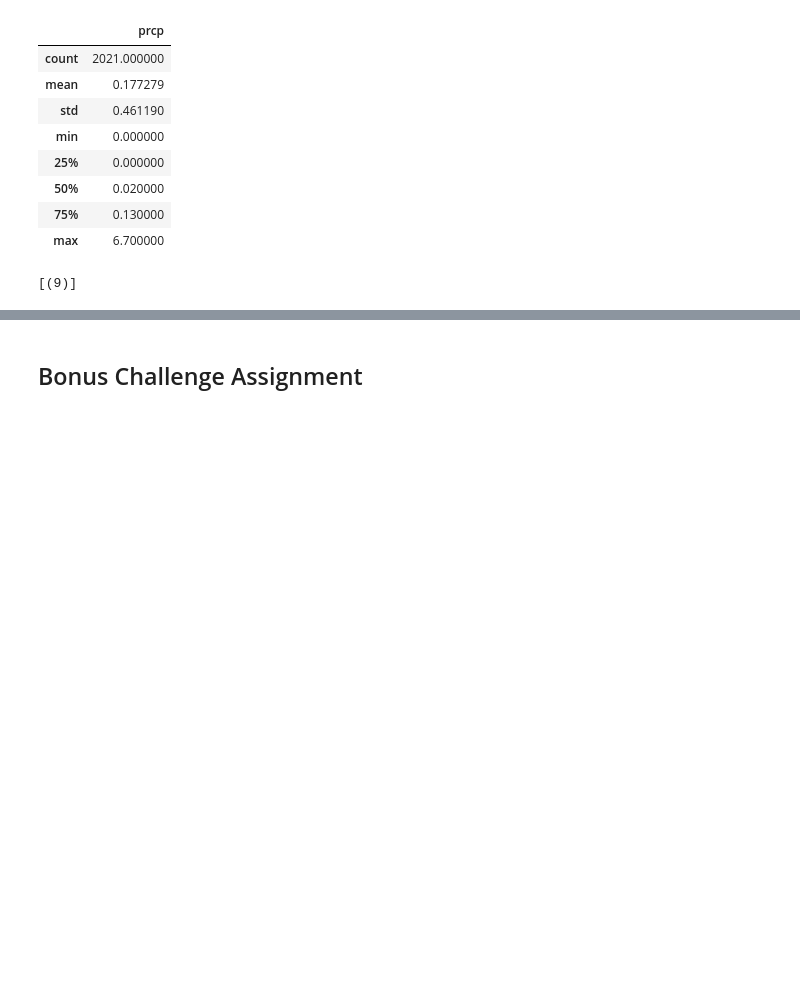
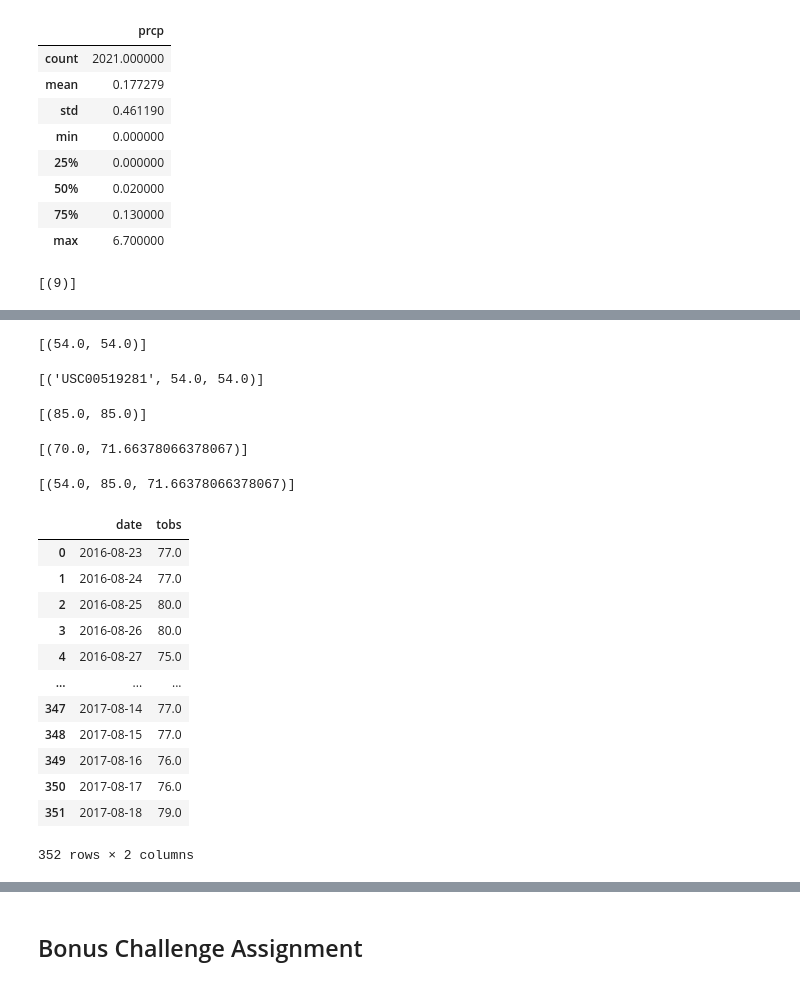
Before and after one commit to KManthey/sqlalchemy-challenge, a Jupyter notebook: climate_starter.ipynb, the cells around one changed output, grey strips where cells are left out. Cells and saved outputs as stored; diff of their text form; code cells hidden in the pictures; blank space fills up the shorter version.

```diff
--- a/climate_starter.ipynb
+++ b/climate_starter.ipynb
@@ -262,5 +99,59 @@ min max ave temp
+# %%
+# Lowest tempurature recorded
+session.query(Measurement.tobs, func.min(Measurement.tobs)).\
+filter(Measurement.station == 'USC00519281').all()
+# %% [output]
+[(54.0, 54.0)]
+# %%
+# Lowest tempurature recorded with station ID
+session.query(Measurement.station, Measurement.tobs, func.min(Measurement.tobs)).\
+filter(Measurement.station == 'USC00519281').all()
+# %% [output]
+[('USC00519281', 54.0, 54.0)]
+# %%
+# Highest tempurature recorded
+session.query(Measurement.tobs, func.max(Measurement.tobs)).\
+filter(Measurement.station == 'USC00519281').all()
+# %% [output]
+[(85.0, 85.0)]
+# %%
+# Average tempurature recorded
+session.query(Measurement.tobs, func.avg(Measurement.tobs)).\
+filter(Measurement.station == 'USC00519281').all()
+# %% [output]
+[(70.0, 71.66378066378067)]
+# %%
+# Combined query for lowest, highest, and average
+def temp_data(id):
+    sel = [func.min(Measurement.tobs), func.max(Measurement.tobs), func.avg(Measurement.tobs)]
+    return session.query(*sel).filter(Measurement.station == id).all()
+
+temp_data("USC00519281")
+# %% [output]
+[(54.0, 85.0, 71.66378066378067)]
 # %%
 # Choose the station with the highest number of temperature observations.
 # Query the last 12 months of temperature observation data for this station and plot the results as a histogram
-# *** last 12 same as with prcp
-query on temp observed date >  date   station=most active
+
+# Query last 12 months for station and create database to plot
+temps = session.query(Measurement.date, Measurement.tobs).filter(Measurement.station == 'USC00519281').filter(Measurement.date.between("2016-08-23", "2017-08-23"))
+
+# can I plot from here or do I need to but into DF?? Have to unpack somehow.
+
+temps_df = pd.DataFrame(temps)
+temps_df.set_index('date')
+temps_df
+# %% [output]
+|  | date | tobs |
+| 0 | 2016-08-23 | 77.0 |
+| 1 | 2016-08-24 | 77.0 |
+| 2 | 2016-08-25 | 80.0 |
+| 3 | 2016-08-26 | 80.0 |
+| 4 | 2016-08-27 | 75.0 |
+| ... | ... | ... |
+| 347 | 2017-08-14 | 77.0 |
+| 348 | 2017-08-15 | 77.0 |
+| 349 | 2017-08-16 | 76.0 |
+| 350 | 2017-08-17 | 76.0 |
+| 351 | 2017-08-18 | 79.0 |
+352 rows × 2 columns
```
Also changed, not shown: parts of 24 cells of this notebook, 4 other files.
